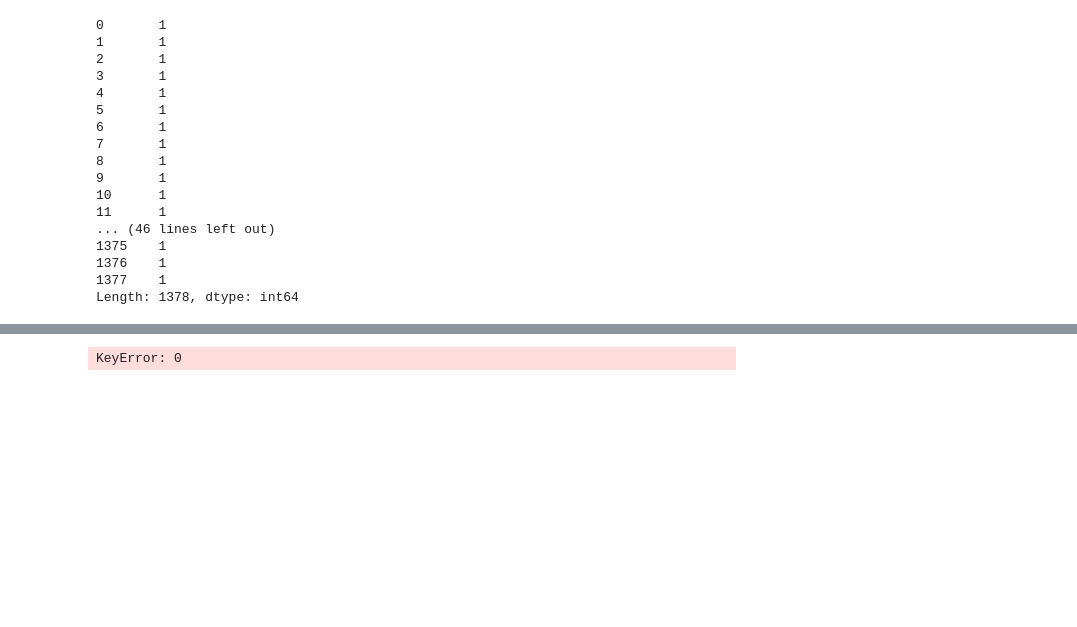
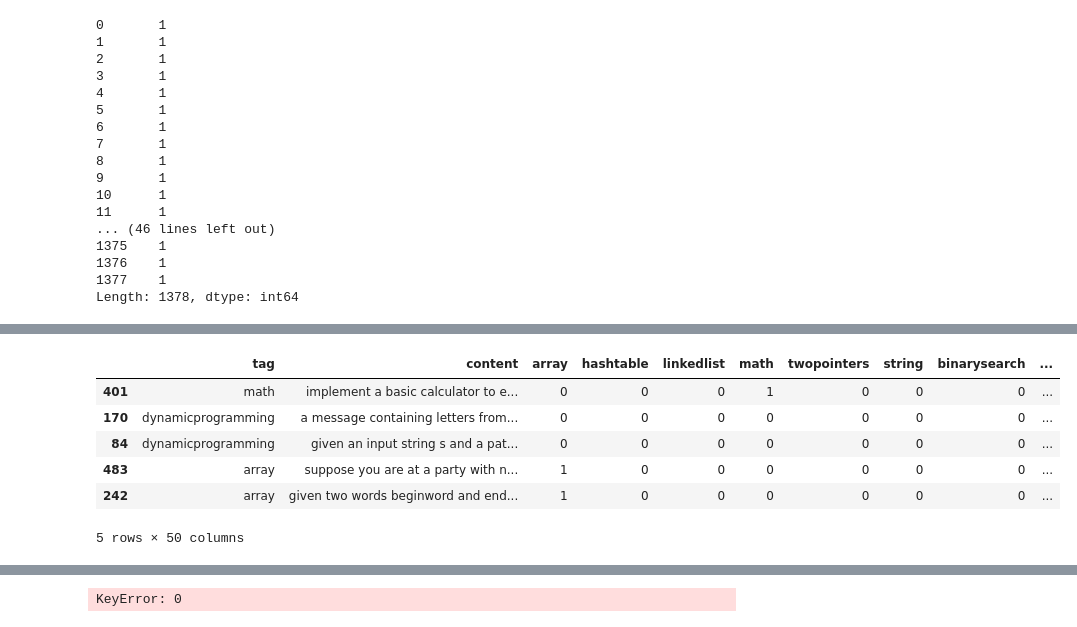
Before and after one commit to shashisp/multi_label, a Jupyter notebook: multi_label.ipynb, the cells around one changed output, grey strips where cells are left out. Drawn from its saved outputs; the diff is of its cells as text; code cells hidden in the pictures; blank space fills up the shorter version.

```diff
--- a/multi_label.ipynb
+++ b/multi_label.ipynb
@@ -197,0 +219,18 @@ tag_to_content
+# %%
+#data preprocessing
+data = tag_to_content
+data = tag_to_content.loc[np.random.choice(tag_to_content.index, size=2000)]
+data.shape
+
+
+import nltk
+nltk.download()
+from nltk.corpus import stopwords
+from nltk.stem.snowball import SnowballStemmer
+import re
+
+import sys
+import warnings
+
+if not sys.warnoptions:
+    warnings.simplefilter("ignore")
@@ -197,0 +239,34 @@ tag_to_content
+# %%
+#cleaning data
+
+def cleanPunc(sentence): #function to clean the word of any punctuation or special characters
+    if isinstance(sentence, str):
+        cleaned = re.sub(r'[?|!|\'|"|#]',r'',sentence)
+        cleaned = re.sub(r'[.|,|)|(|\|/]',r' ',cleaned)
+        cleaned = cleaned.strip()
+        cleaned = cleaned.replace("\n"," ")
+        return cleaned
+
+
+def keepAlpha(sentence):
+    alpha_sent = ""
+    if isinstance(sentence, str):
+        for word in sentence.split():
+            alpha_word = re.sub('[^a-z A-Z]+', ' ', word)
+            alpha_sent += alpha_word
+            alpha_sent += " "
+        alpha_sent = alpha_sent.strip()
+        return alpha_sent
+# %%
+data['content'] = data['content'].str.lower()
+data['content'] = data['content'].apply(cleanPunc)
+data['content'] = data['content'].apply(keepAlpha)
+data.head()
+# %% [output]
+|  | tag | content | array | hashtable | linkedlist | math | twopointers | string | binarysearch | ... |
+| 401 | math | implement a basic calculator to e... | 0 | 0 | 0 | 1 | 0 | 0 | 0 | ... |
+| 170 | dynamicprogramming | a message containing letters from... | 0 | 0 | 0 | 0 | 0 | 0 | 0 | ... |
+| 84 | dynamicprogramming | given an input string s and a pat... | 0 | 0 | 0 | 0 | 0 | 0 | 0 | ... |
+| 483 | array | suppose you are at a party with n... | 1 | 0 | 0 | 0 | 0 | 0 | 0 | ... |
+| 242 | array | given two words beginword and end... | 1 | 0 | 0 | 0 | 0 | 0 | 0 | ... |
+5 rows × 50 columns
```
Also changed, not shown: parts of 22 cells of this notebook.
